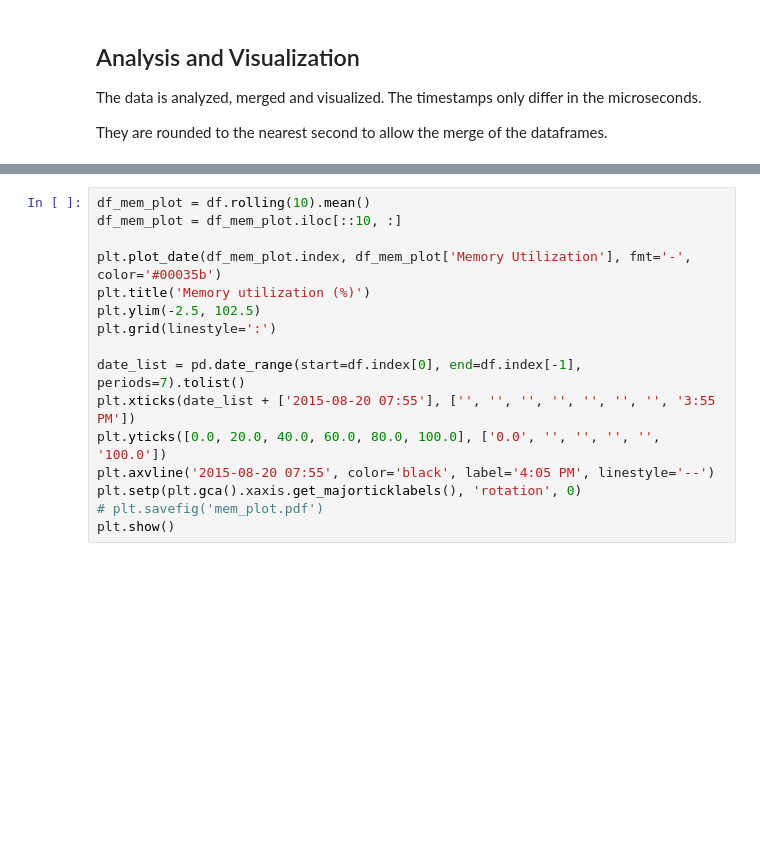
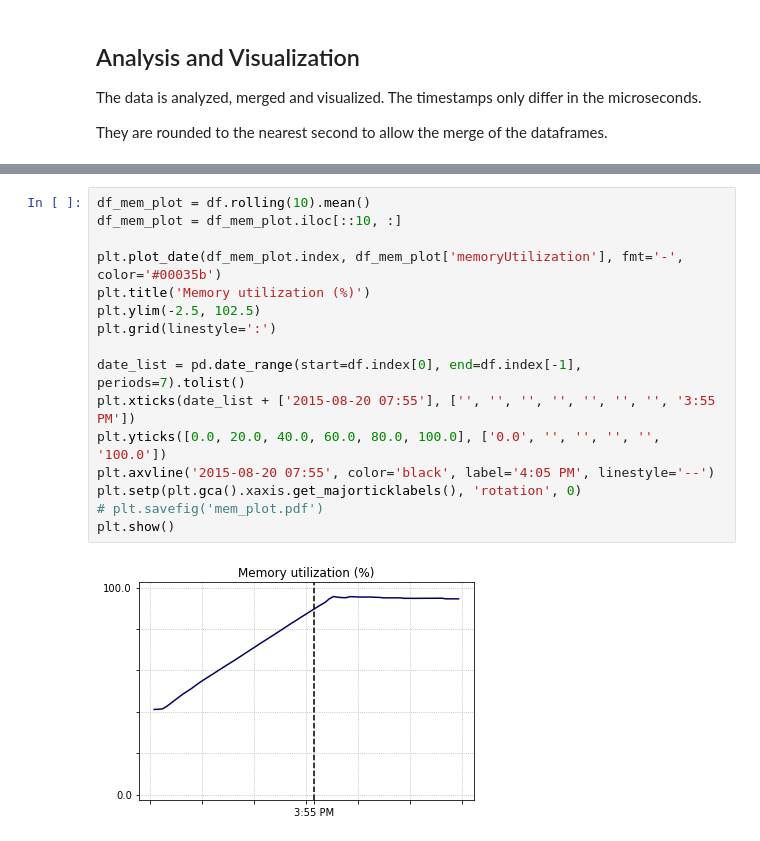
Before and after one commit to softvis-research/SSP2020, a Jupyter notebook: 1. Performance analysis at system-level.ipynb, the cells around one changed output, grey strips where cells are left out. Drawn from its saved outputs; the diff is of its cells as text; blank space fills up the shorter version.

```diff
--- a/1. Performance analysis at system-level.ipynb
+++ b/1. Performance analysis at system-level.ipynb
@@ -78,16 +90,18 @@ plt.show()
 # %%
 df_mem_plot = df.rolling(10).mean()
 df_mem_plot = df_mem_plot.iloc[::10, :]
 
-plt.plot_date(df_mem_plot.index, df_mem_plot['Memory Utilization'], fmt='-', color='#00035b')
+plt.plot_date(df_mem_plot.index, df_mem_plot['memoryUtilization'], fmt='-', color='#00035b')
 plt.title('Memory utilization (%)')
 plt.ylim(-2.5, 102.5)
 plt.grid(linestyle=':')
 
 date_list = pd.date_range(start=df.index[0], end=df.index[-1], periods=7).tolist()
 plt.xticks(date_list + ['2015-08-20 07:55'], ['', '', '', '', '', '', '', '3:55 PM'])
 plt.yticks([0.0, 20.0, 40.0, 60.0, 80.0, 100.0], ['0.0', '', '', '', '', '100.0'])
 plt.axvline('2015-08-20 07:55', color='black', label='4:05 PM', linestyle='--')
 plt.setp(plt.gca().xaxis.get_majorticklabels(), 'rotation', 0)
 # plt.savefig('mem_plot.pdf')
 plt.show()
+# %% [output]
+[figure, added]
```
Also changed, not shown: parts of 4 cells of this notebook.
